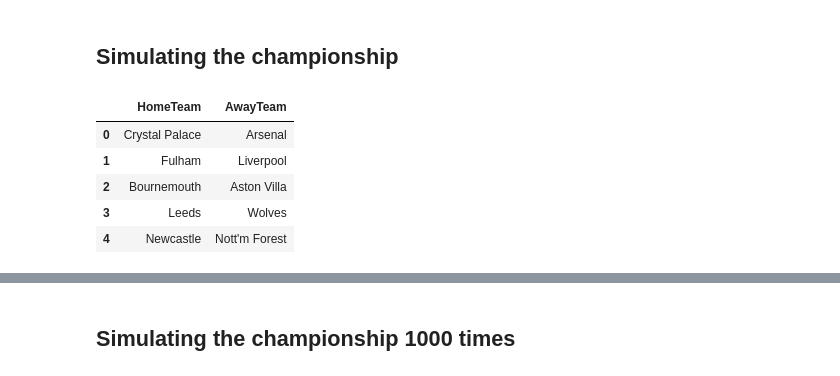
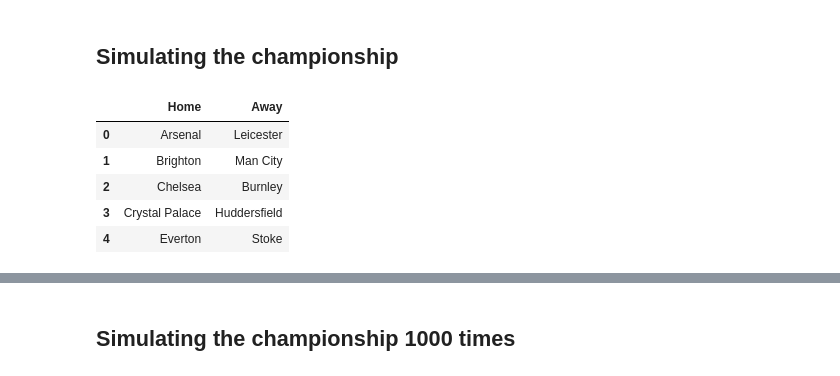
Before and after one commit to hmantovani/hmantovani, a Jupyter notebook: poisson/football/Dixon Coles.ipynb, the cells around one changed output, grey strips where cells are left out. Cells and saved outputs as stored; diff of their text form; code cells hidden in the pictures.

```diff
--- a/poisson/football/Dixon Coles.ipynb
+++ b/poisson/football/Dixon Coles.ipynb
@@ -8,7 +8,6 @@ import numpy as np
 import matplotlib.pyplot as plt
 from scipy.spatial import distance
 
-df = pd.read_csv("https://www.football-data.co.uk/mmz4281/2223/E0.csv")
-df = df[["Date", "HomeTeam", "AwayTeam", "FTHG", "FTAG"]]
+df = pd.read_csv("PL18.csv", sep=';')
 df.head()
 # %% [output]
@@ -217,15 +209,15 @@ plt.show()
 # %% [markdown]
 ## Simulating the championship
 # %%
-sim = df[['HomeTeam', 'AwayTeam']].copy()
+sim = df[['Home', 'Away']].copy()
 sim.head()
 # %% [output]
-|  | HomeTeam | AwayTeam |
-| 0 | Crystal Palace | Arsenal |
-| 1 | Fulham | Liverpool |
-| 2 | Bournemouth | Aston Villa |
-| 3 | Leeds | Wolves |
-| 4 | Newcastle | Nott'm Forest |
+|  | Home | Away |
+| 0 | Arsenal | Leicester |
+| 1 | Brighton | Man City |
+| 2 | Chelsea | Burnley |
+| 3 | Crystal Palace | Huddersfield |
+| 4 | Everton | Stoke |
 # %%
 sim_matches_dc = simulate_season(sim, dc)
 sim_standings_dc = calculate_standings(sim_matches_dc)
```
Also changed, not shown: parts of 24 cells of this notebook.
